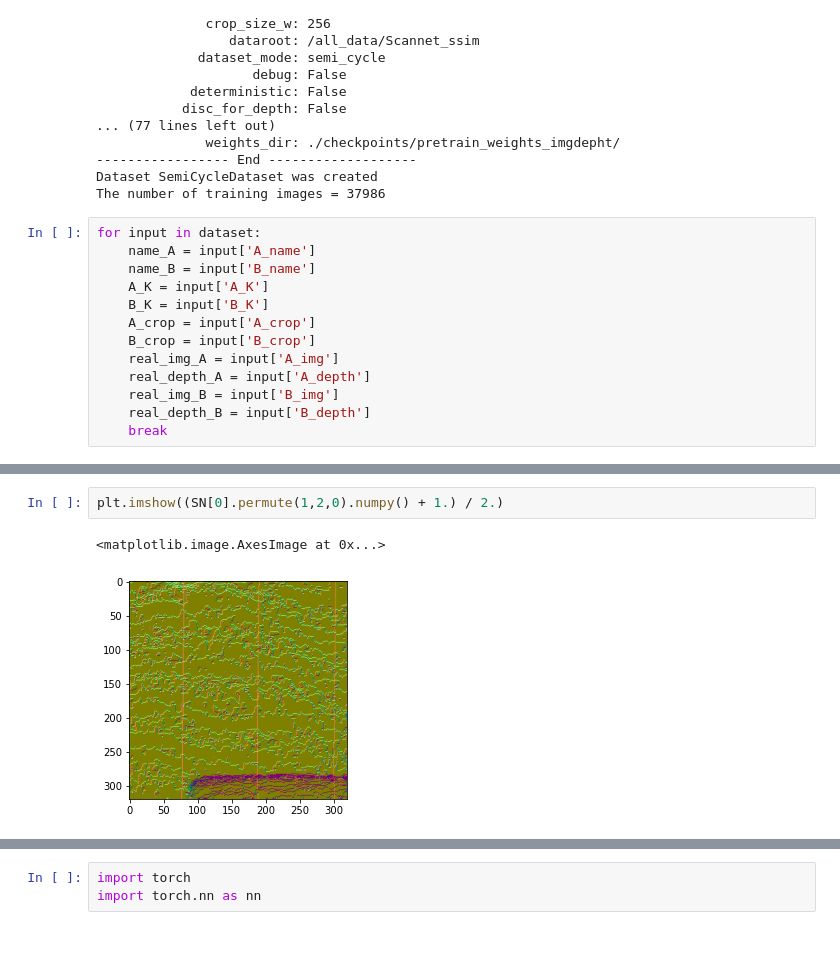
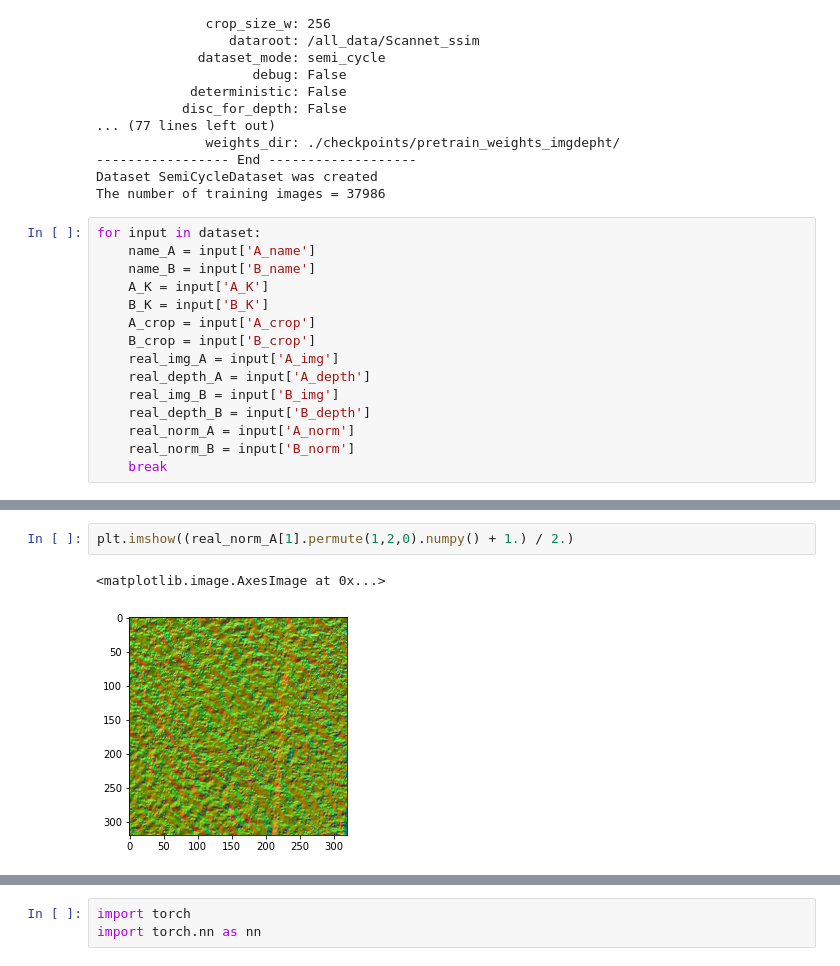
Before and after one commit to maxs-kan/my_cyclegan, a Jupyter notebook: code_check.ipynb, the cells around one changed output, grey strips where cells are left out. Drawn from its saved outputs; the diff is of its cells as text.

```diff
--- a/code_check.ipynb
+++ b/code_check.ipynb
@@ -265,4 +55,6 @@ for input in dataset:
     real_depth_A = input['A_depth']
     real_img_B = input['B_img']
     real_depth_B = input['B_depth']
+    real_norm_A = input['A_norm']
+    real_norm_B = input['B_norm']
     break
@@ -320,5 +125,5 @@ plt.imshow((n_a0[0].permute(1,2,0).numpy() + 1.) / 2.)
 # %%
-plt.imshow((SN[0].permute(1,2,0).numpy() + 1.) / 2.)
+plt.imshow((real_norm_A[1].permute(1,2,0).numpy() + 1.) / 2.)
 # %% [output]
 <matplotlib.image.AxesImage at 0x...>
-[figure, old version]
+[figure, new version]
```
Also changed, not shown: parts of 51 cells of this notebook, 3 other files.
